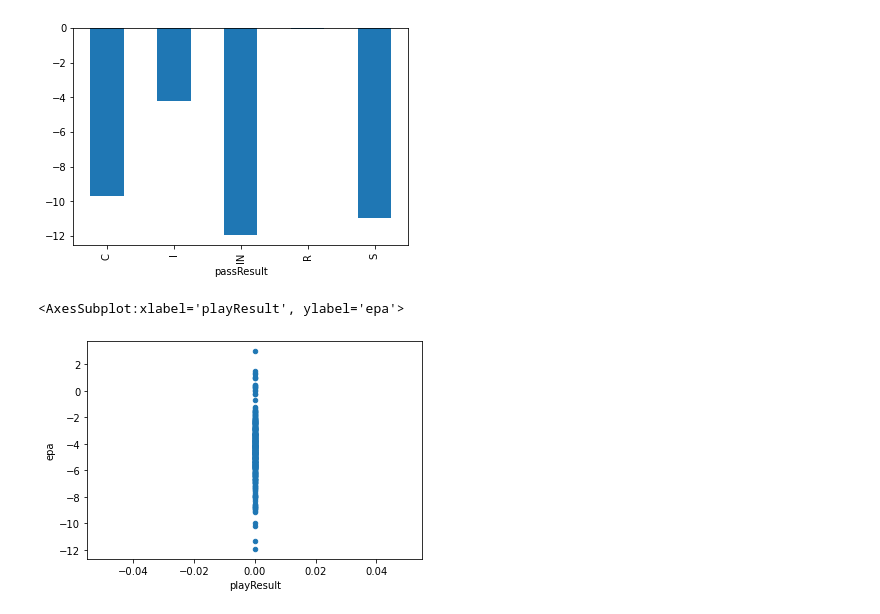
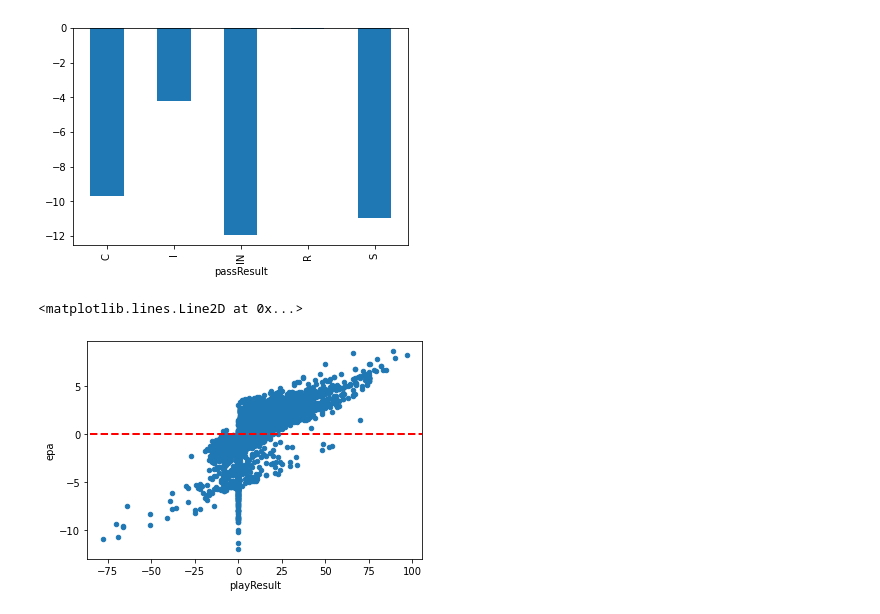
Before and after one commit to bharlander/nfl_data_bowl_kaggle, a Jupyter notebook: notebooks/EPA EDA.ipynb, the cells around one changed output. Saved outputs shown, nothing was run; the diff lists cells and outputs as text; code cells hidden in the pictures.

```diff
--- a/notebooks/EPA EDA.ipynb
+++ b/notebooks/EPA EDA.ipynb
@@ -47,7 +65,8 @@ plays.groupby('passResult')['epa'].min().plot.bar()
 <AxesSubplot:xlabel='passResult'>
 [figure]
 # %%
-plays[plays['passResult'] == 'IN'].plot.scatter(x = 'playResult', y = 'epa')
+ax = plays.plot.scatter(x = 'playResult', y = 'epa')
+ax.axhline(y=0, xmin=-1, xmax=1, color='r', linestyle='--', lw=2)
 # %% [output]
-<AxesSubplot:xlabel='playResult', ylabel='epa'>
+<matplotlib.lines.Line2D at 0x...>
-[figure, old version]
+[figure, new version]
```
Also changed, not shown: parts of 4 cells of this notebook.
